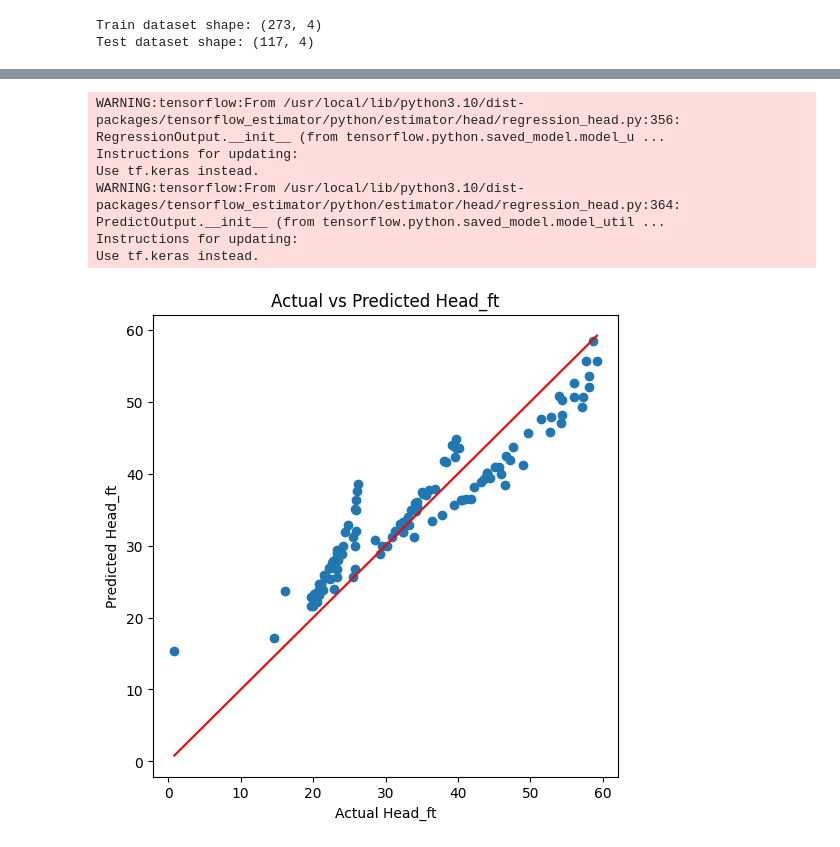
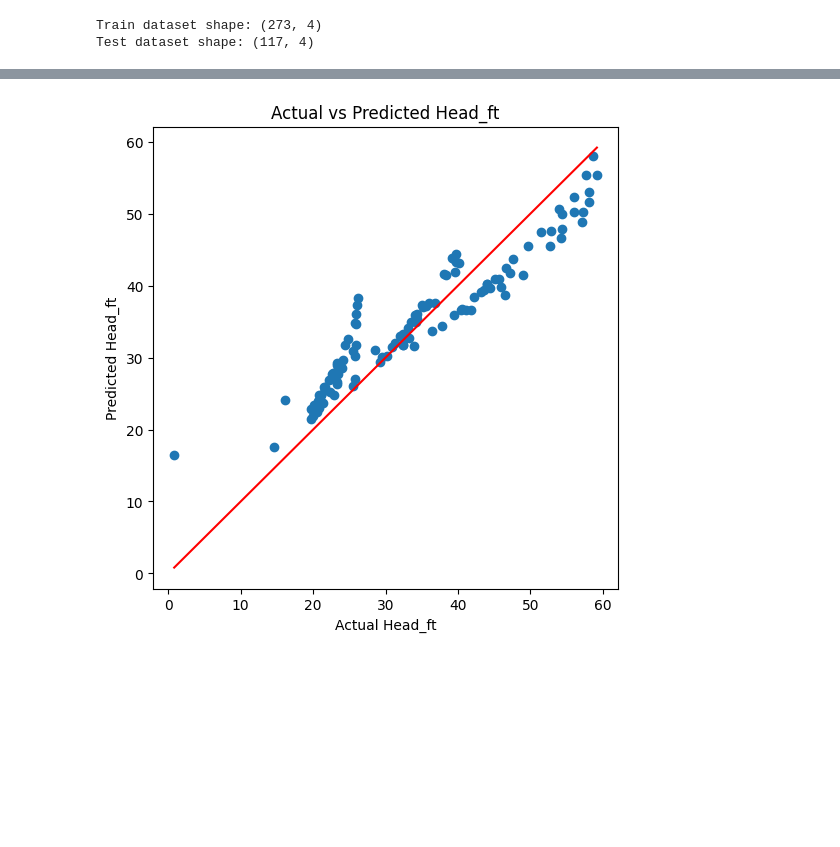
Before and after one commit to jeremysong45/Pump-Performance-Models, a Jupyter notebook: Linear_Regression_model_for_pump_performance.ipynb, the cells around one changed output, grey strips where cells are left out. Saved outputs shown, nothing was run; the diff lists cells and outputs as text; code cells hidden in the pictures; blank space fills up the shorter version.

Commit message:
Final Linear Regression Model for pump P100

```diff
--- a/Linear_Regression_model_for_pump_performance.ipynb
+++ b/Linear_Regression_model_for_pump_performance.ipynb
@@ -145,21 +105,15 @@ Use tf.keras instead.
 # %%
-# Make predictions on the test set
 predictions = linear_est.predict(eval_input_fn)
 predicted_values = [pred['predictions'][0] for pred in predictions]
 
-# Scatter plot of actual vs predicted values
+
 plt.figure(figsize=(6, 6))
 plt.scatter(y_test, predicted_values)
 plt.xlabel('Actual Head_ft')
 plt.ylabel('Predicted Head_ft')
 plt.title('Actual vs Predicted Head_ft')
 plt.plot([min(y_test), max(y_test)], [min(y_test), max(y_test)], color='red')  # Diagonal line
+clear_output()
 plt.show()
 # %% [output]
-WARNING:tensorflow:From /usr/local/lib/python3.10/dist-packages/tensorflow_estimator/python/estimator/head/regression_head.py:356: RegressionOutput.__init__ (from tensorflow.python.saved_model.model_u ...
-Instructions for updating:
-Use tf.keras instead.
-WARNING:tensorflow:From /usr/local/lib/python3.10/dist-packages/tensorflow_estimator/python/estimator/head/regression_head.py:364: PredictOutput.__init__ (from tensorflow.python.saved_model.model_util ...
-Instructions for updating:
-Use tf.keras instead.
-[figure, old version]
+[figure, new version]
```
Also changed, not shown: parts of 9 cells of this notebook.
